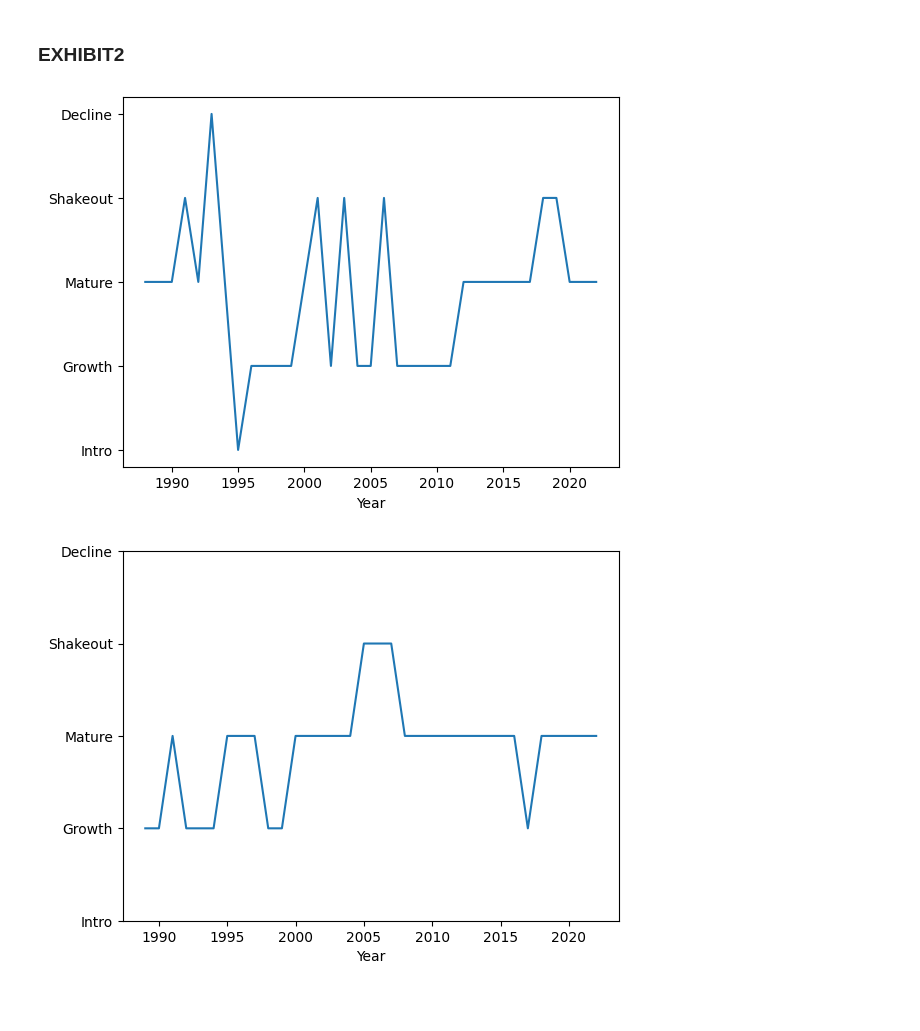
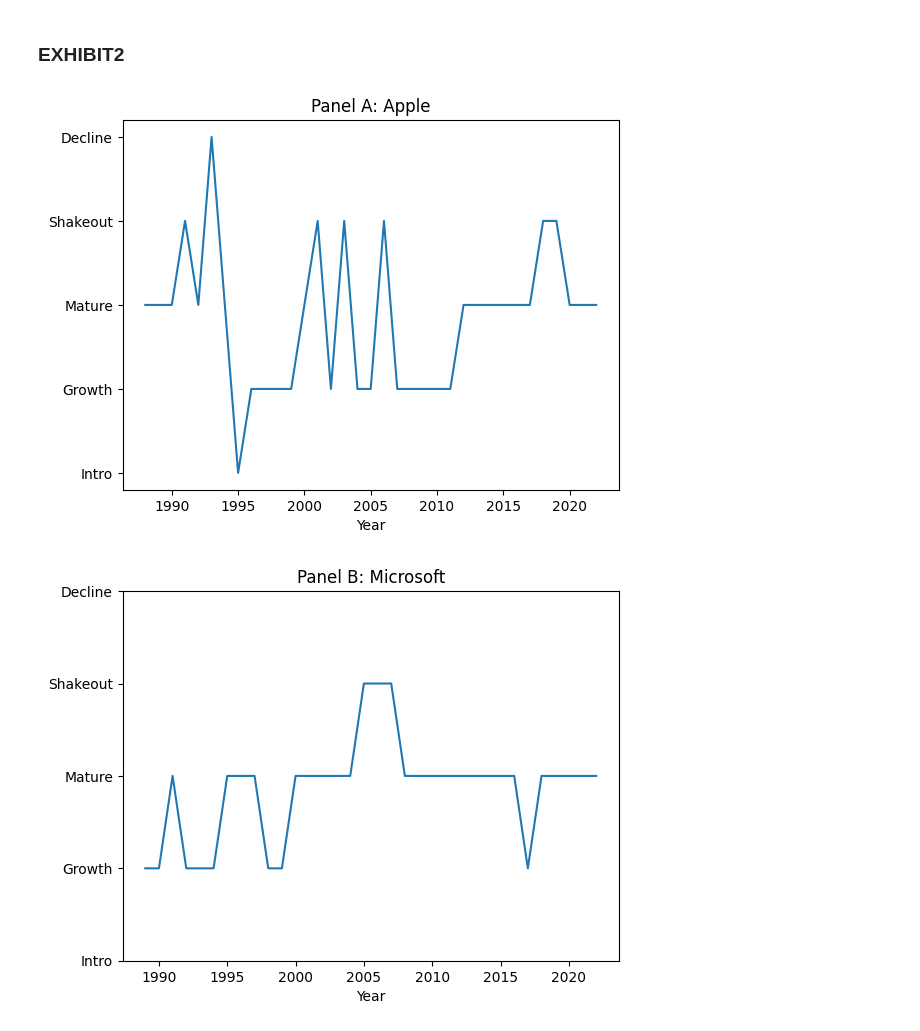
Before and after one commit to Light-ning/firm-life-cycle, a Jupyter notebook: analysis/firm-life-cycle.ipynb, the cells around one changed output. Saved outputs shown, nothing was run; the diff lists cells and outputs as text; code cells hidden in the pictures; blank space fills up the shorter version.

Commit message:
保存 Exhibit2 图片
- 保存 Exhibit2 图片

- 修改总标题

- 添加 Warning：当我不知道如何处理时我的处理方法

```diff
--- a/analysis/firm-life-cycle.ipynb
+++ b/analysis/firm-life-cycle.ipynb
@@ -54,23 +60,27 @@ df_accounting['stg'] = stg
 # %%
 index_stg = ['Intro', 'Growth', 'Mature', 'Shakeout', 'Decline']
 map_stg_2_num = {stg: num for stg, num in zip(index_stg, range(5))}
 
 stg_apple = df_accounting[df_accounting['conm'] == 'APPLE INC']['stg']
 stg_microsoft = df_accounting[df_accounting['conm'] == 'MICROSOFT CORP']['stg']
 stg_num_apple = stg_apple.apply(map_stg_2_num.get)
 stg_num_microsoft = stg_microsoft.apply(map_stg_2_num.get)
 
 plt.plot(accounting_year, stg_num_apple)
 plt.gca().set_yticks(range(5))
 plt.gca().set_yticklabels(index_stg)
 plt.xlabel('Year')
+plt.title('Panel A: Apple')
+plt.savefig('../figures/Exhibit2-PanelA.png')
 plt.show()
 
 plt.plot(accounting_year, stg_num_microsoft)
 plt.gca().set_yticks(range(5))
 plt.gca().set_yticklabels(index_stg)
 plt.xlabel('Year')
+plt.title('Panel B: Microsoft')
+plt.savefig('../figures/Exhibit2-PanelB.png')
 plt.show()
 # %% [output]
-[figure, old version]
+[figure, new version]
-[figure, old version]
+[figure, new version]
```
Also changed, not shown: parts of 2 cells of this notebook, 3 other files.
